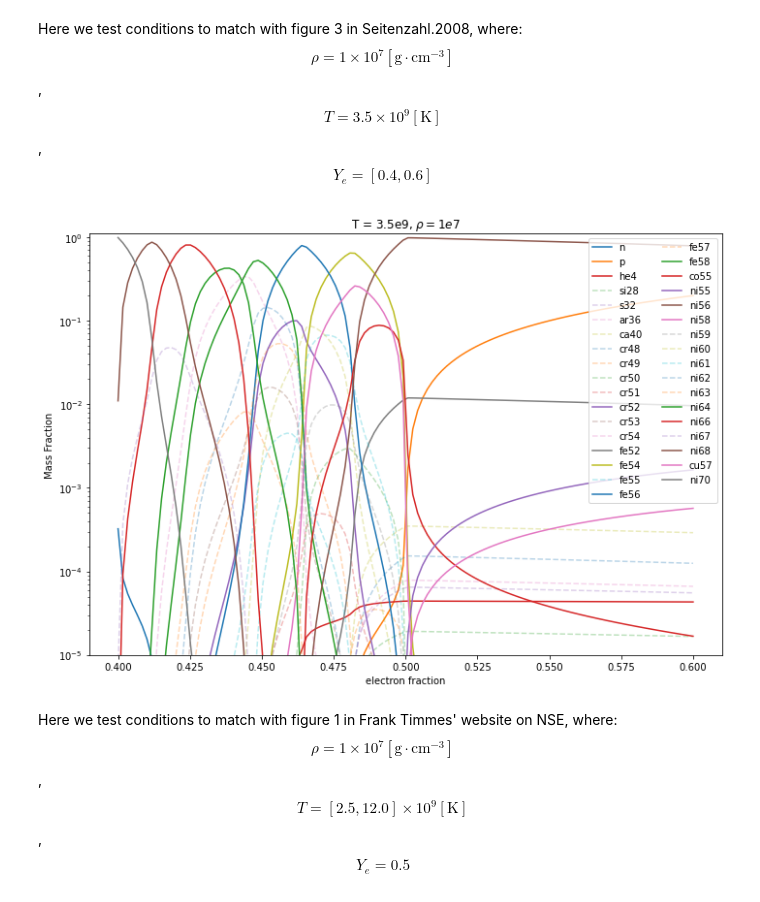
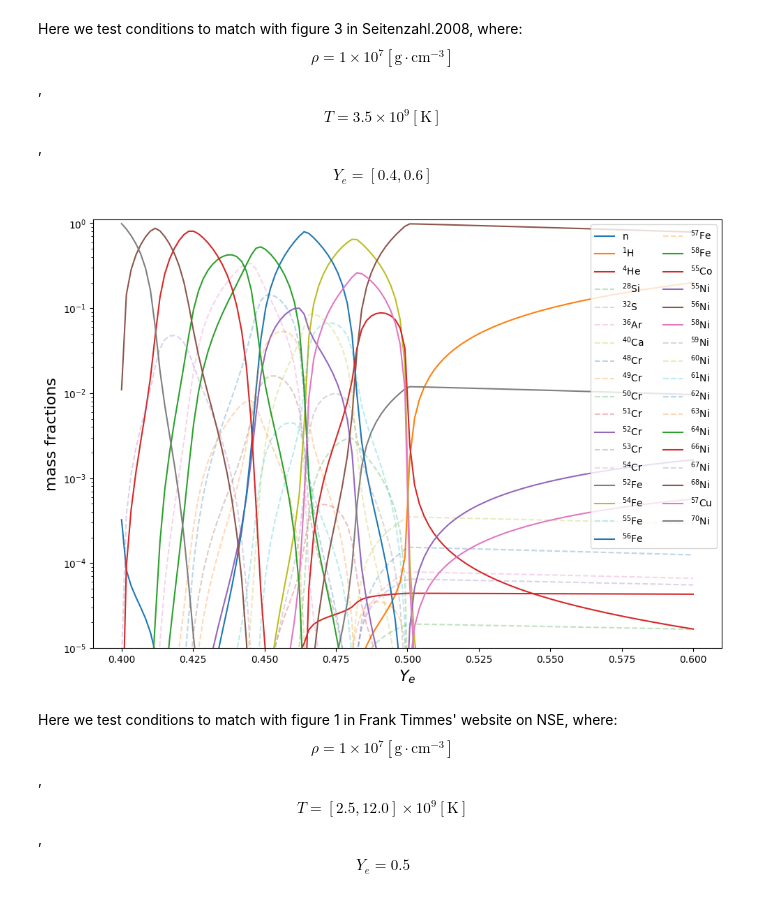
Before and after one commit to pynucastro/paper_notebooks, a Jupyter notebook: nse.ipynb, the cells around one changed output. Cells and saved outputs as stored; diff of their text form; code cells hidden in the pictures.

```diff
--- a/nse.ipynb
+++ b/nse.ipynb
@@ -70,18 +70,17 @@ for i, ye in enumerate(ye_s):
 X_s_1 = np.array(X_s_1)
 nuc_names = rc.get_nuclei()
 
-fig = plt.figure(figsize=(10,7))
+fig = plt.figure(figsize=(10,8))
 ax = fig.add_subplot(111)
 for k in range(len(nuc_names)):
     line, = ax.plot(ye_s, X_s_1[:,k])
     if (max(X_s_1[:,k]) > 0.01):
-        line.set_label(str(nuc_names[k]))
-ax.legend(loc = "best")
-ax.set_xlabel('ye')
-ax.set_ylabel('Mass Fraction')
+        line.set_label(rf"${nuc_names[k].pretty}$")
+ax.legend(fontsize=14)
+ax.set_xlabel(rf'$Y_e$', fontsize=16)
+ax.set_ylabel('mass fractions', fontsize=16)
 ax.set_yscale('log')
 ax.set_ylim([0.01,1])
-ax.set_title(r"$\rho = 1e7$ and $T=9e9$")
 fig.tight_layout()
-plt.savefig("nse_fig1.pdf", format="pdf",bbox_inches="tight")
+fig.savefig("nse_fig1.pdf", format="pdf",bbox_inches="tight")
 # %% [output]
@@ -122,18 +121,17 @@ for k in range(len(nuc_names)):
     if nuc_names[k] in paper_nucs:
         line1, = ax.plot(ye_s, X_s_2[:,k])
         if (max(X_s_2[:,k]) > low_limit):
-            line1.set_label(str(nuc_names[k]))
+            line1.set_label(rf"${nuc_names[k].pretty}$")
     else:
         line1, = ax.plot(ye_s, X_s_2[:,k], '--', alpha=0.3)
         if (max(X_s_2[:,k]) > low_limit):
-            line1.set_label(str(nuc_names[k]))
+            line1.set_label(rf"${nuc_names[k].pretty}$")
 
-ax.legend(loc = "upper right", prop={'size':10},ncol=2)
-ax.set_xlabel('electron fraction')
-ax.set_ylabel('Mass Fraction')
+ax.legend(loc = "upper right", prop={'size':10},ncol=2, fontsize=16)
+ax.set_xlabel(rf'$Y_e$', fontsize=16)
+ax.set_ylabel('mass fractions', fontsize=16)
 ax.set_yscale('log')
 ax.set_ylim([low_limit,1.1])
-ax.set_title(r"T = 6.5e9, $\rho = 1e7$")
 fig.tight_layout()
-plt.savefig("nse_fig2.pdf", format="pdf",bbox_inches="tight")
+fig.savefig("nse_fig2.pdf", format="pdf",bbox_inches="tight")
 # %% [output]
@@ -156,36 +154,36 @@ for i, ye in enumerate(ye_s):
 # %%
 X_s_3 = np.array(X_s_3)
 nuc_names = rc.get_nuclei()
 
 paper_nucs = ["p", "n", "he4", "cr52", "fe52", "fe54", "fe56", "fe58", "co55", "ni55", "cu57",
              "ni56", "ni58", "ni64", "ni66", "ni68", "ni70"]
 paper_nucs = list(map(pyna.Nucleus, paper_nucs))
 
 low_limit = 1e-5
 fig = plt.figure(figsize=(10,7))
 ax = fig.add_subplot(111)
 
 for k in range(len(nuc_names)):
     if nuc_names[k] in paper_nucs:
         line1, = ax.plot(ye_s, X_s_3[:,k])
         if (max(X_s_3[:,k]) > low_limit):
-            line1.set_label(str(nuc_names[k]))
+            line1.set_label(rf"${nuc_names[k].pretty}$")
     else:
         line1, = ax.plot(ye_s, X_s_3[:,k], '--', alpha=0.3)
         if (max(X_s_3[:,k]) > low_limit):
-            line1.set_label(str(nuc_names[k]))
+            line1.set_label(rf"${nuc_names[k].pretty}$")
 
-ax.legend(loc = "upper right", prop={'size':10},ncol=2)
-ax.set_xlabel('electron fraction')
-ax.set_ylabel('Mass Fraction')
+ax.legend(loc = "upper right", prop={'size':10},ncol=2, fontsize=16)
+
+ax.set_xlabel(rf'$Y_e$', fontsize=16)
+ax.set_ylabel('mass fractions', fontsize=16)
 ax.set_yscale('log')
 ax.set_ylim([low_limit,1.1])
-ax.set_title(r"T = 3.5e9, $\rho = 1e7$")
 
 fig.tight_layout()
-plt.savefig("nse_fig3.pdf", format="pdf",bbox_inches="tight")
+fig.savefig("nse_fig3.pdf", format="pdf",bbox_inches="tight")
 # %% [output]
-[figure, old version]
+[figure, new version]
 # %% [markdown]
  Here we test conditions to match with figure 1 in Frank Timmes' website on NSE, where: $$\rho = 1 \times 10^7 [\textrm{g} \cdot \textrm{cm}^{-3} ]$$, $$T = [2.5, 12.0] \times 10^9 [\textrm{K}]$$ , $$Y_e = 0.5$$
 # %%
```
Also changed, not shown: parts of 3 cells of this notebook, 7 other files.
